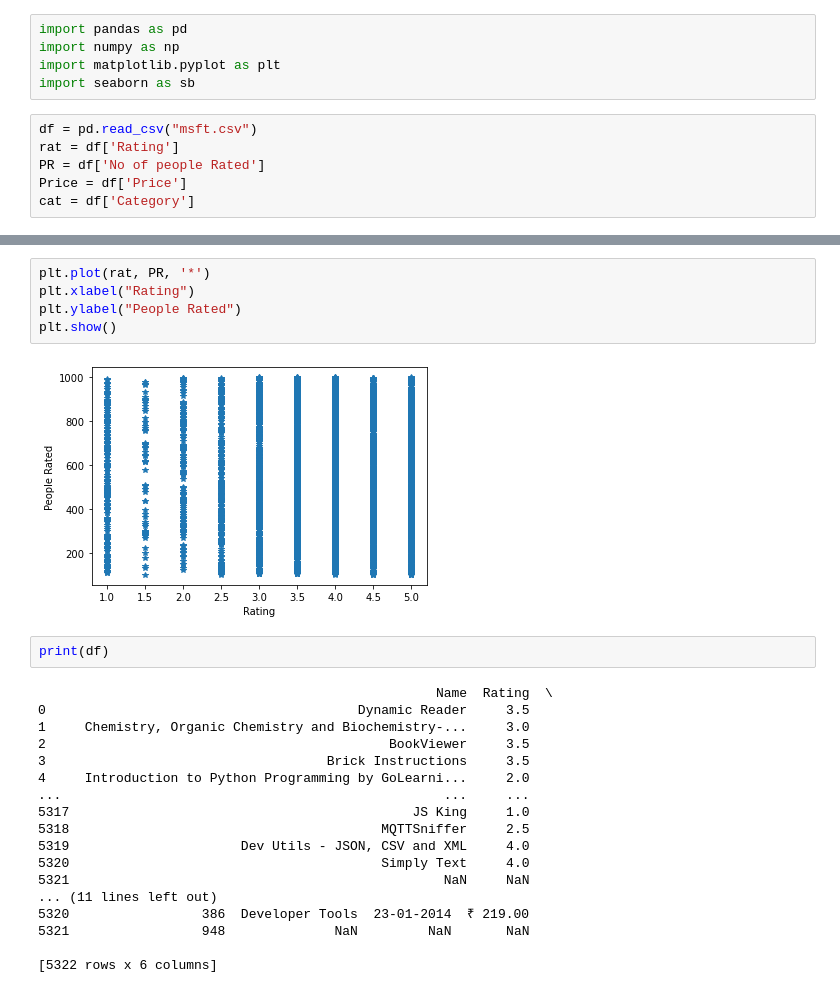
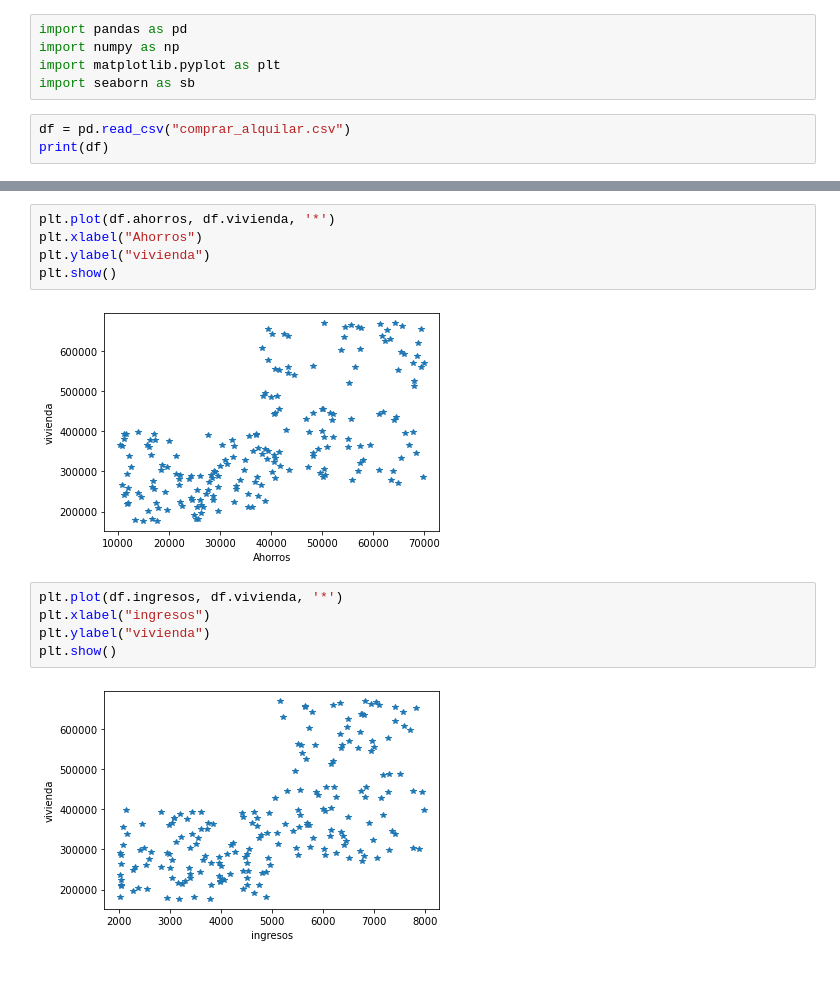
Before and after one commit to A01610805/Laboratorio2_A01610805, a Jupyter notebook: Mapas de calor y boxplots/Mapas.ipynb, the cells around one changed output, grey strips where cells are left out. Drawn from its saved outputs; the diff is of its cells as text.

Commit message:
Plots y Kmeans

```diff
--- a/Mapas de calor y boxplots/Mapas.ipynb
+++ b/Mapas de calor y boxplots/Mapas.ipynb
@@ -4,8 +4,5 @@ import numpy as np
 import matplotlib.pyplot as plt
 import seaborn as sb
 # %%
-df = pd.read_csv("msft.csv")
-rat = df['Rating']
-PR = df['No of people Rated']
-Price = df['Price']
-cat = df['Category']
+df = pd.read_csv("comprar_alquilar.csv")
+print(df)
@@ -12,28 +27,15 @@ cat = df['Category']
 # %%
-plt.plot(rat, PR, '*')
-plt.xlabel("Rating")
-plt.ylabel("People Rated")
+plt.plot(df.ahorros, df.vivienda, '*')
+plt.xlabel("Ahorros")
+plt.ylabel("vivienda")
 plt.show()
 # %% [output]
-[figure, old version]
+[figure, new version]
 # %%
-print(df)
+plt.plot(df.ingresos, df.vivienda, '*')
+plt.xlabel("ingresos")
+plt.ylabel("vivienda")
+plt.show()
 # %% [output]
-                                                   Name  Rating  \
-0                                        Dynamic Reader     3.5
-1     Chemistry, Organic Chemistry and Biochemistry-...     3.0
-2                                            BookViewer     3.5
-3                                    Brick Instructions     3.5
-4     Introduction to Python Programming by GoLearni...     2.0
-...                                                 ...     ...
-5317                                            JS King     1.0
-5318                                        MQTTSniffer     2.5
-5319                      Dev Utils - JSON, CSV and XML     4.0
-5320                                        Simply Text     4.0
-5321                                                NaN     NaN
-... (11 lines left out)
-5320                 386  Developer Tools  23-01-2014  ₹ 219.00
-5321                 948              NaN         NaN       NaN
-
-[5322 rows x 6 columns]
+[figure, added]
 # %%
```
Also changed, not shown: parts of 7 cells of this notebook, 5 other files.
